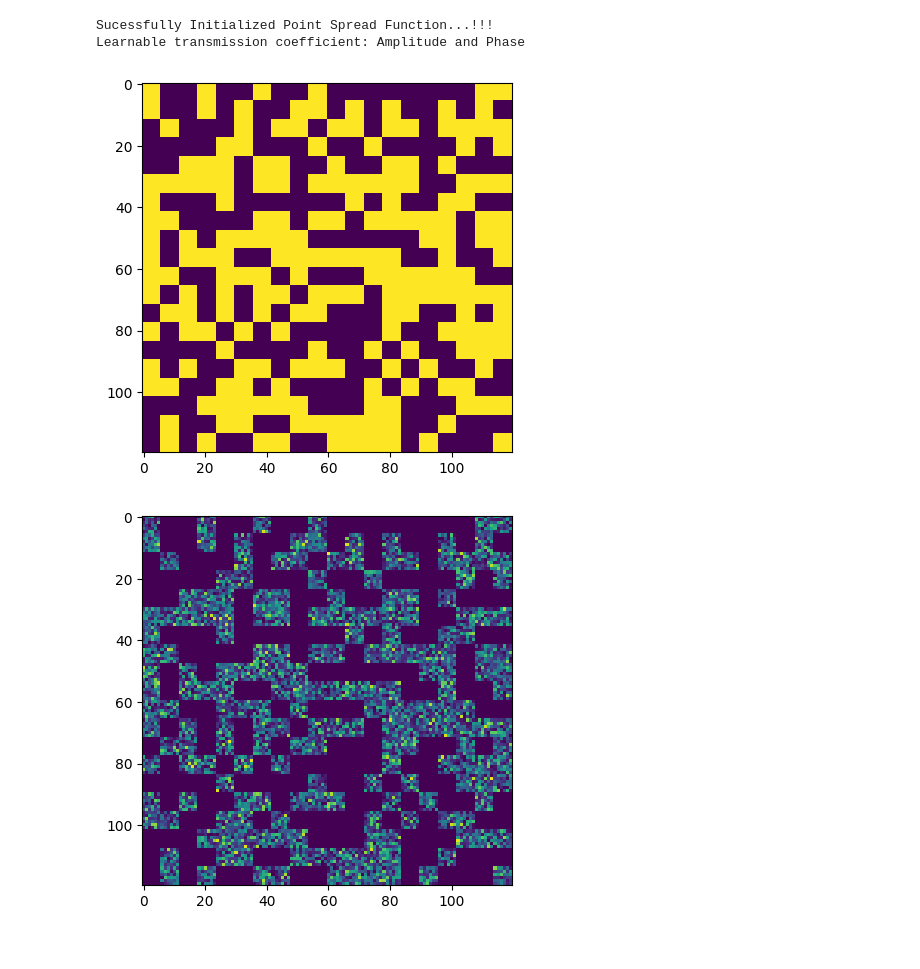
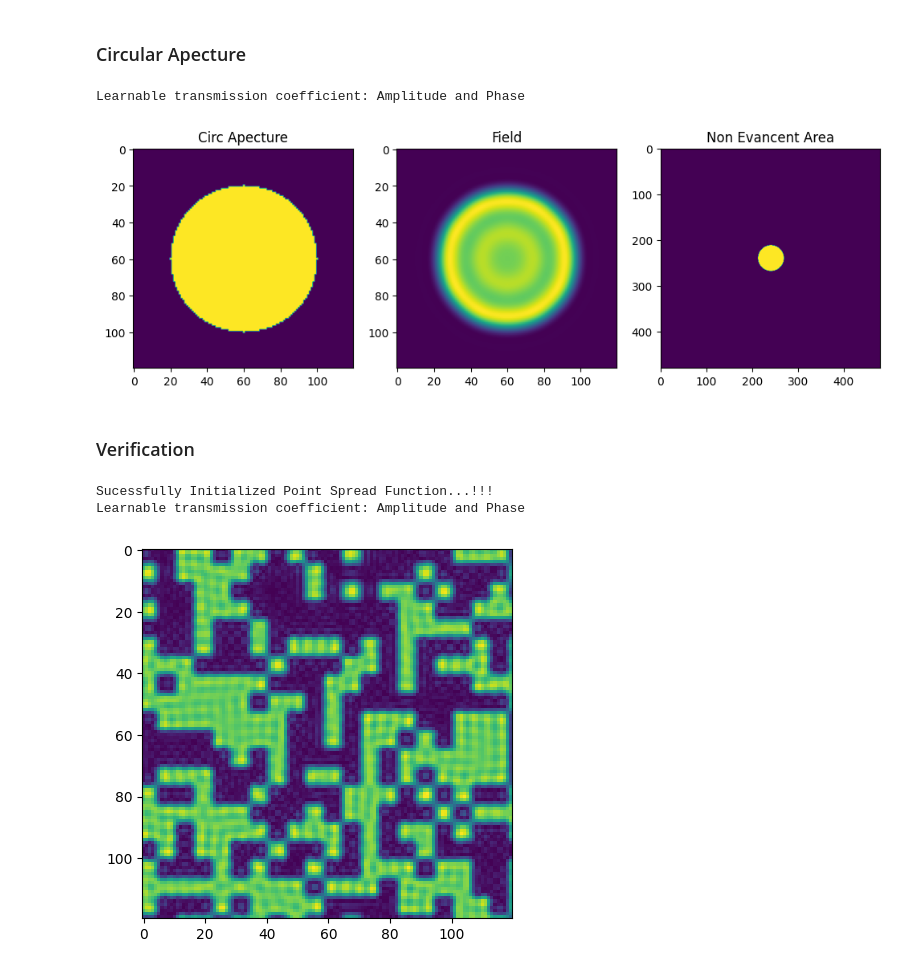
Before and after one commit to sanjith1999/FRIS, a Jupyter notebook: forward_model/verification.ipynb, the cells around one changed output. Drawn from its saved outputs; the diff is of its cells as text; code cells hidden in the pictures.

Commit message:
Verification with Debye theory

```diff
--- a/forward_model/verification.ipynb
+++ b/forward_model/verification.ipynb
@@ -6,2 +7,42 @@ import matplotlib.pyplot as plt
+# %% [markdown]
+### Circular Apecture
+# %%
+Nx = Ny = 120
+dx, dz = 2*1e-6,2*1e-6
+lam = .532*1e-6
+mask_factor = 1/64
+aNs = AS.d2nnASwWindow_layer(n_neurons_input = Nx, n_neurons_output=Nx, delta_z=dz, lambda_=lam, neuron_size = dx,mask_factor=mask_factor)
+# %% [output]
+Learnable transmission coefficient: Amplitude and Phase
+# %%
+
+R , cx, cy = Nx//3, Nx//2, Ny//2
+circ_apecture = torch.zeros((Nx,Ny)).float()
+X = torch.linspace(0, Nx-1, Nx)
+Y = torch.linspace(0, Ny-1, Ny)
+
+x,y = torch.meshgrid(X, Y)
+distance = torch.sqrt((x - cx)**2 + (y - cy)**2 )
+in_circ = distance <= R
+circ_apecture[in_circ] = 1
+# %%
+aNs.find_transfer_function(delta_z = 10 * dz, mask_factor=mask_factor/64)
+
+output_field = aNs.forward(circ_apecture.unsqueeze(0).float())
+field = (output_field.abs()**2).detach()
+
+fig, axes = plt.subplots(1,3, figsize=(12, 6))
+
+axes[0].imshow(circ_apecture)
+axes[0].set_title("Circ Apecture")
+axes[1].imshow(field[0])
+axes[1].set_title("Field")
+axes[2].imshow(AS.non_evancent_area)
+axes[2].set_title("Non Evancent Area")
+plt.show()
+# %% [output]
+[figure, added]
+# %% [markdown]
+### Verification
 # %%
 # Parameter Definition
@@ -18,17 +61,12 @@ aNs = AS.d2nnASwWindow_layer(n_neurons_input = Nx, n_neurons_output=Nx/2, delta_
 # %% [output]
 Sucessfully Initialized Point Spread Function...!!!
 Learnable transmission coefficient: Amplitude and Phase
-# %%
-Ht = fm.ht_2D
-plt.imshow(Ht)
-Ht=  Ht.unsqueeze(0)
-plt.figure
-plt.show()
-
-output_field = aNs.forward(Ht)
-field = (output_field.abs()**2).sum(dim=0).detach()
-plt.imshow(field)
-plt.show()
-# %% [output]
-[figure, removed]
-[figure, removed]
+# %%
+# Field Via Debye Theory
+ht_3D = torch.zeros(1, Nz, Nx, Ny).float().to(device)
+ht_3D[:, Nz // 2] = fm.ht_2D
+debye_result = fm.conv_3D(fm.exPSF_3D, ht_3D).sum(dim=0).to('cpu')
+plt.imshow(debye_result[5].abs())
+plt.show()
+# %% [output]
+[figure, added]
```
Also changed, not shown: parts of 4 cells of this notebook, 2 other files.
